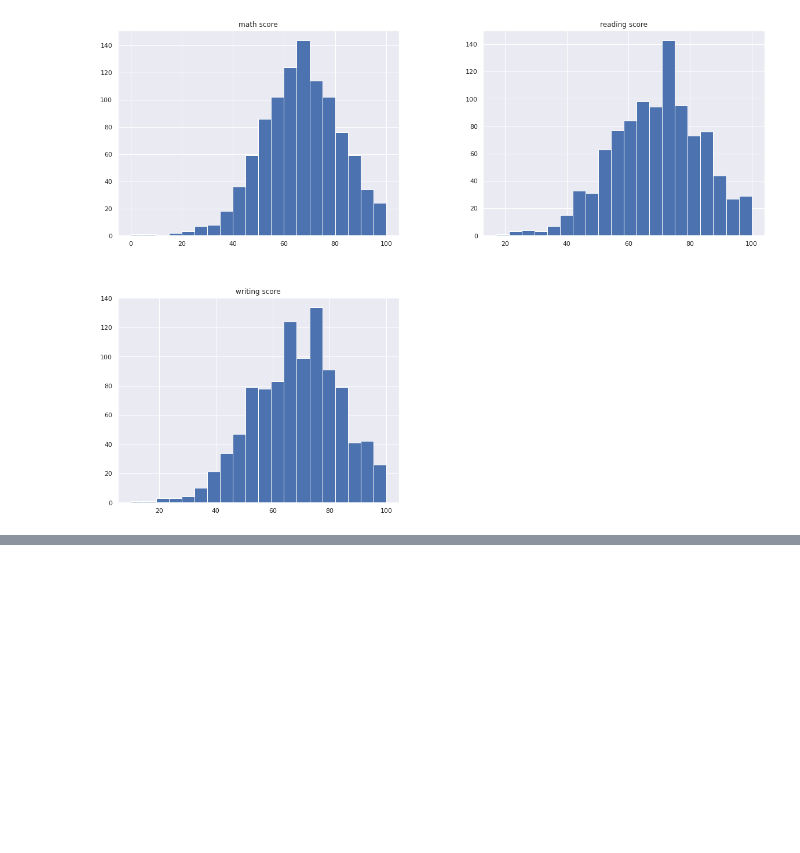
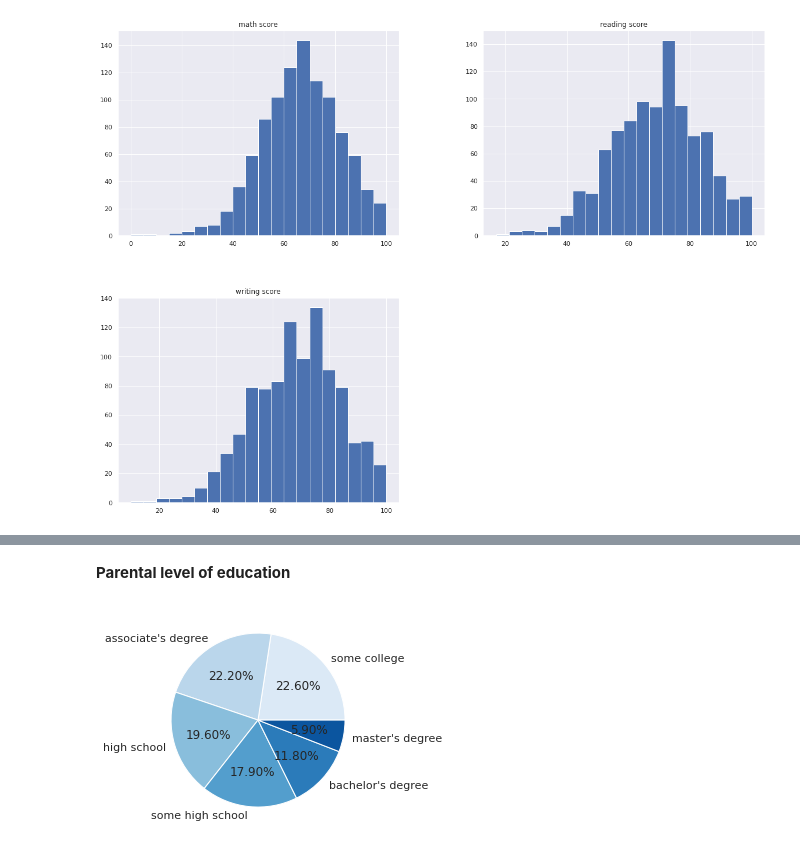
Before and after one commit to anibalfisico/Data-Science, a Jupyter notebook: students-performance-in-exams-usa.ipynb, the cells around one changed output, grey strips where cells are left out. Cells and saved outputs as stored; diff of their text form; code cells hidden in the pictures; blank space fills up the shorter version.

```diff
--- a/students-performance-in-exams-usa.ipynb
+++ b/students-performance-in-exams-usa.ipynb
@@ -111,0 +130,7 @@ sns.boxplot(x=df['writing score'])
+# %% [markdown]
+**Parental level of education**
+# %%
+colors = sns.color_palette('Blues')
+_ = plt.pie(df['parental level of education'].value_counts(),labels=df['parental level of education'].value_counts().index,autopct='%1.2f%%',colors=colors)
+# %% [output]
+[figure, added]
```
Also changed, not shown: parts of 12 cells of this notebook.
